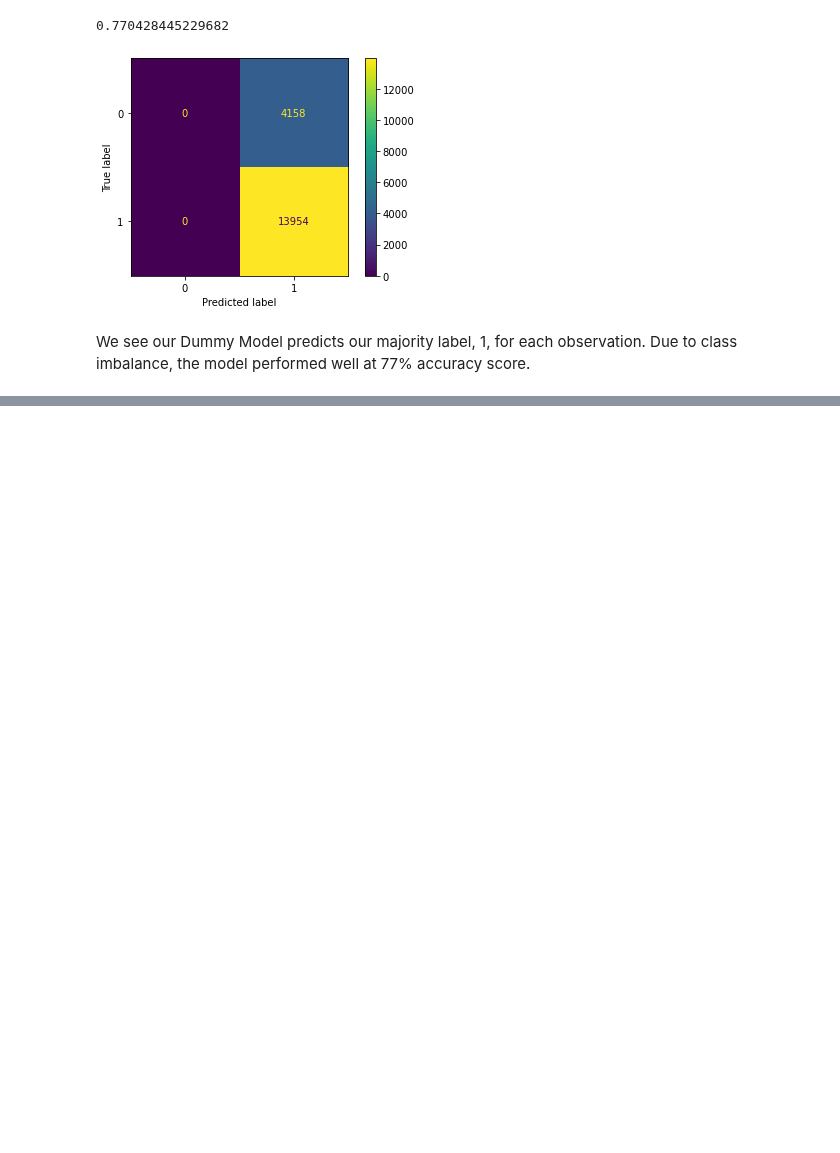
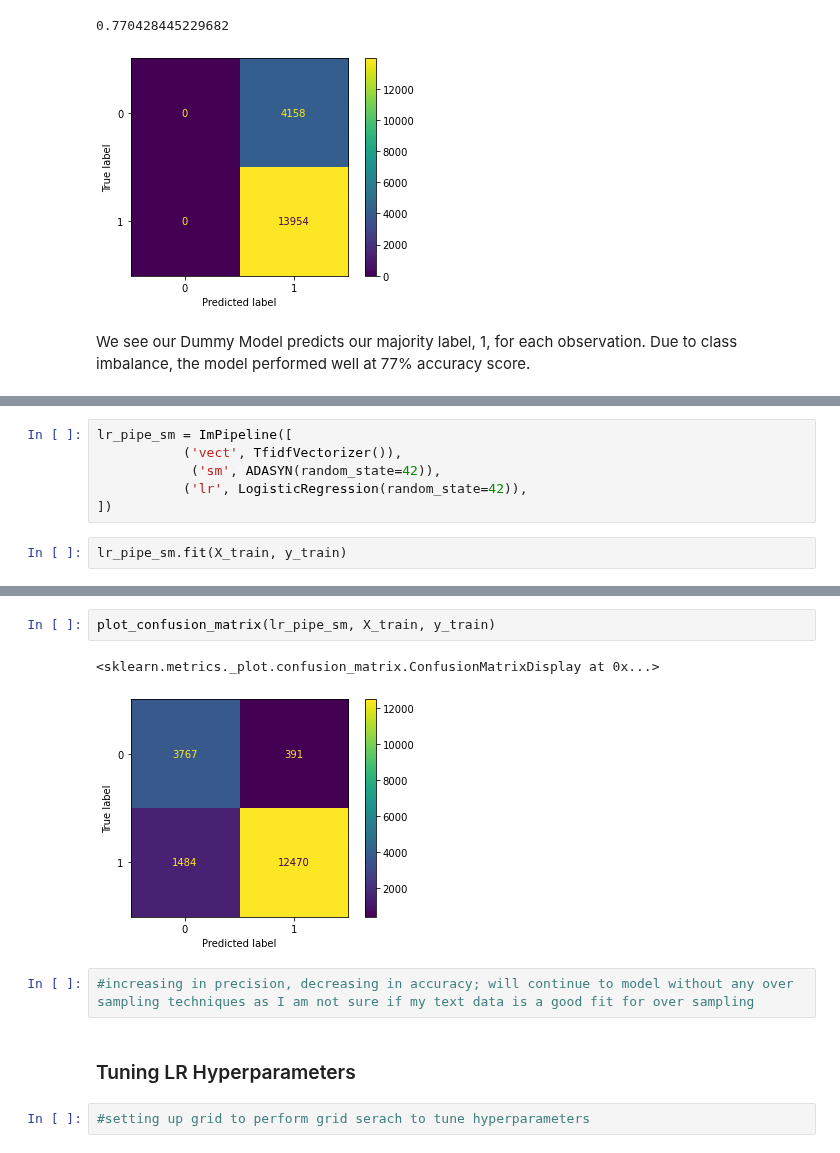
Before and after one commit to jlc0512/Utilizing-E-Commerce-Reviews-to-Predict-Comment-Sentiments, a Jupyter notebook: final_model_tuning.ipynb, the cells around one changed output, grey strips where cells are left out. Drawn from its saved outputs; the diff is of its cells as text; blank space fills up the shorter version.

```diff
--- a/final_model_tuning.ipynb
+++ b/final_model_tuning.ipynb
@@ -234,0 +302,8 @@ We see our Dummy Model predicts our majority label, 1, for each observation. Due
+# %%
+lr_pipe_sm = ImPipeline([
+           ('vect', TfidfVectorizer()),
+            ('sm', ADASYN(random_state=42)),
+           ('lr', LogisticRegression(random_state=42)),
+])
+# %%
+lr_pipe_sm.fit(X_train, y_train)
@@ -234,0 +327,11 @@ We see our Dummy Model predicts our majority label, 1, for each observation. Due
+# %%
+plot_confusion_matrix(lr_pipe_sm, X_train, y_train)
+# %% [output]
+<sklearn.metrics._plot.confusion_matrix.ConfusionMatrixDisplay at 0x...>
+[figure, added]
+# %%
+#increasing in precision, decreasing in accuracy; will continue to model without any over sampling techniques as I am not sure if my text data is a good fit for over sampling
+# %% [markdown]
+### Tuning LR Hyperparameters
+# %%
+#setting up grid to perform grid serach to tune hyperparameters
```
Also changed, not shown: parts of 115 cells of this notebook, 3 other files.
